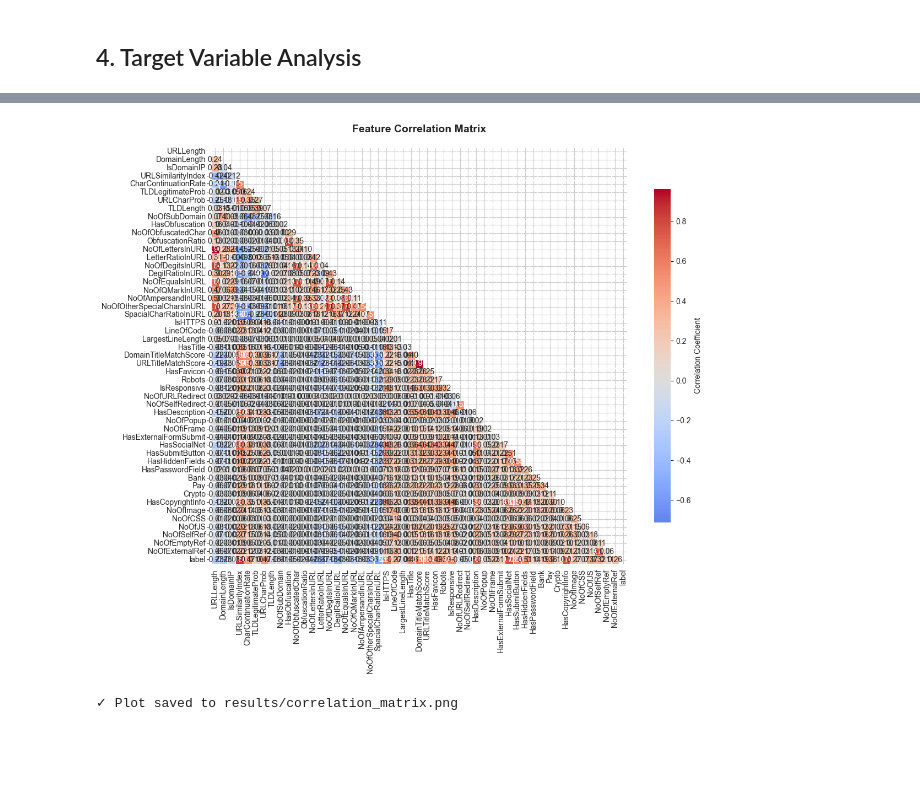
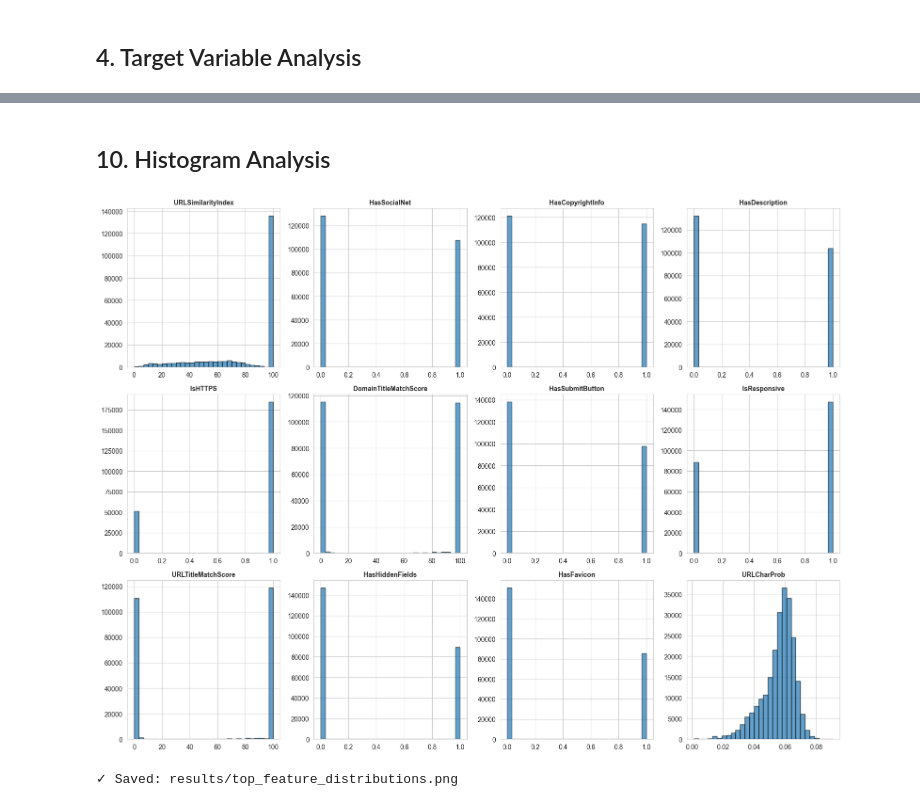
Before and after one commit to rhythmvora/ai-cyber-lab2-rhythm, a Jupyter notebook: notebooks/01_eda.ipynb, the cells around one changed output, grey strips where cells are left out. Saved outputs shown, nothing was run; the diff lists cells and outputs as text; code cells hidden in the pictures; blank space fills up the shorter version.

```diff
--- a/notebooks/01_eda.ipynb
+++ b/notebooks/01_eda.ipynb
@@ -6,7 +6,7 @@
 **Date:** 22nd February 2026
 **Lab:** Lab 2
 # %%
-# Import libraries
+# Import required libraries
 import pandas as pd
 import numpy as np
 import matplotlib.pyplot as plt
@@ -17,16 +17,12 @@ import warnings
 # Add parent directory to path
 sys.path.append('..')
 
-# Configure display settings
+# Settings
 pd.set_option('display.max_columns', None)
 warnings.filterwarnings('ignore')
-
-# Set plotting style
 sns.set_style('whitegrid')
 plt.rcParams['figure.figsize'] = (10, 6)
-plt.rcParams['font.size'] = 10
 
-# Enable inline plotting
 %matplotlib inline
 
 print("✓ Libraries imported successfully")
@@ -35,15 +31,13 @@ print("✓ Libraries imported successfully")
 # %% [markdown]
 ## 1. Load Dataset
 # %%
-# Load the phishing dataset
-df = pd.read_csv('C:\\Users\\rhyth\\OneDrive\\Documents\\GitHub\\ai-cyber-lab2-rhythm\\data\\raw\\PhiUSIIL_Phishing_URL_Dataset.csv')
+# Load PhiUSIIL dataset
+df = pd.read_csv('../data/raw/PhiUSIIL_Phishing_URL_Dataset.csv')
 
-# Display basic information
-print("Dataset Shape:", df.shape)
-print(f"\nRows: {df.shape[0]}")
+print(f"Dataset Shape: {df.shape}")
+print(f"Rows: {df.shape[0]:,}")
 print(f"Columns: {df.shape[1]}")
 print("\n" + "="*60)
-print("First 5 rows:")
 df.head()
 # %% [output]
 Dataset Shape: (235795, 56)
@@ -352,26 +290,23 @@ label                       1.000000
+# %% [markdown]
+## 10. Histogram Analysis
 # %%
-# Visualize correlation matrix
-plt.figure(figsize=(12, 10))
-mask = np.triu(np.ones_like(correlation, dtype=bool))  # Mask upper triangle
+# Histogram of top features
+fig, axes = plt.subplots(3, 4, figsize=(16, 12))
+axes = axes.ravel()
 
-sns.heatmap(
-    correlation,
-    mask=mask,
-    annot=True,
-    fmt='.2f',
-    cmap='coolwarm',
-    center=0,
-    square=True,
-    linewidths=0.5,
-    cbar_kws={"shrink": 0.8, "label": "Correlation Coefficient"}
-)
+for idx, feature in enumerate(top_features + target_corr[7:13].index.tolist()):
+    if idx < len(axes):
+        df[feature].hist(bins=30, ax=axes[idx], edgecolor='black', alpha=0.7)
+        axes[idx].set_title(feature, fontsize=10, fontweight='bold')
+        axes[idx].set_xlabel('')
 
-plt.title('Feature Correlation Matrix', fontsize=14, fontweight='bold', pad=20)
+for idx in range(len(top_features) + 6, len(axes)):
+    axes[idx].axis('off')
+
 plt.tight_layout()
-plt.savefig('../results/correlation_matrix.png', dpi=300, bbox_inches='tight')
+plt.savefig('../results/top_feature_distributions.png', dpi=300, bbox_inches='tight')
 plt.show()
-
-print("✓ Plot saved to results/correlation_matrix.png")
+print("✓ Saved: results/top_feature_distributions.png")
 # %% [output]
-[figure, old version]
+[figure, new version]
-✓ Plot saved to results/correlation_matrix.png
+✓ Saved: results/top_feature_distributions.png
```
Also changed, not shown: parts of 23 cells of this notebook, 14 other files.
